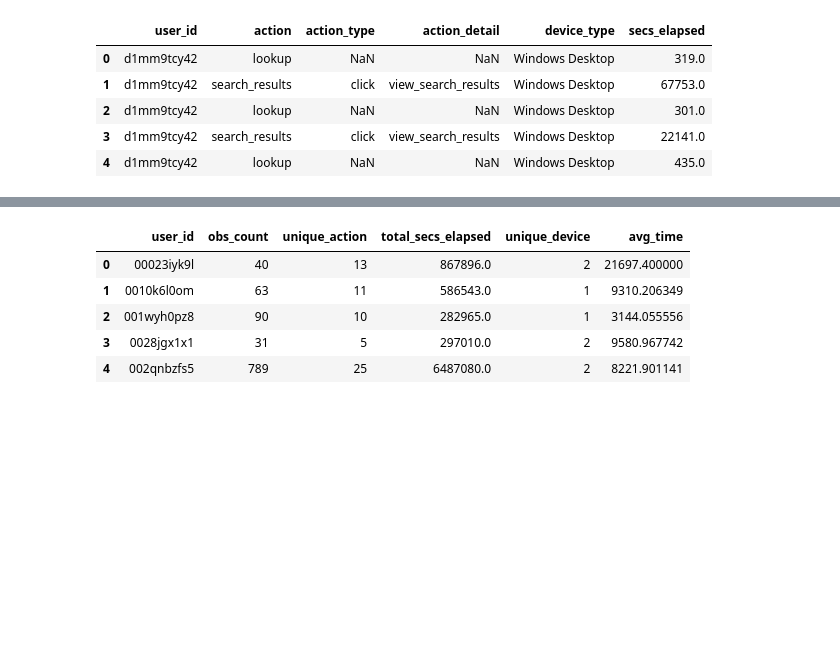
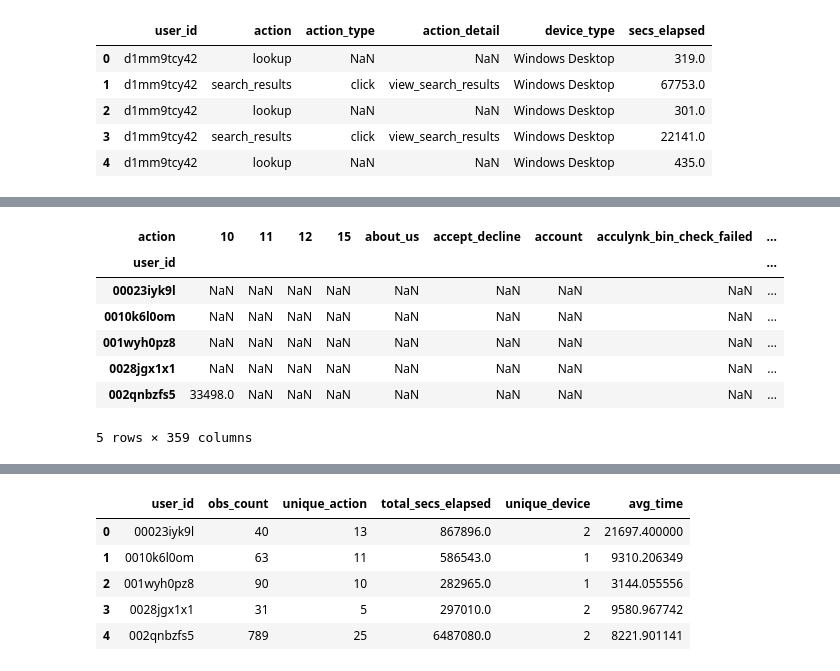
Before and after one commit to bkennedy04/msia420_airbnb_prediction, a Jupyter notebook: src/Airbnb 2.26.18 - Data Cleansing & Feature Creation.ipynb, the cells around one changed output, grey strips where cells are left out. Saved outputs shown, nothing was run; the diff lists cells and outputs as text; code cells hidden in the pictures; blank space fills up the shorter version.

```diff
--- a/src/Airbnb 2.26.18 - Data Cleansing & Feature Creation.ipynb
+++ b/src/Airbnb 2.26.18 - Data Cleansing & Feature Creation.ipynb
@@ -390,0 +433,12 @@ session.head()
+# %%
+avg_actions_time = pd.pivot_table(session,values = 'secs_elapsed',index = ['user_id'],columns = ['action'],aggfunc = np.mean)
+avg_actions_time.head()
+# %% [output]
+| action | 10 | 11 | 12 | 15 | about_us | accept_decline | account | acculynk_bin_check_failed | ... |
+| user_id |  |  |  |  |  |  |  |  | ... |
+| 00023iyk9l | NaN | NaN | NaN | NaN | NaN | NaN | NaN | NaN | ... |
+| 0010k6l0om | NaN | NaN | NaN | NaN | NaN | NaN | NaN | NaN | ... |
+| 001wyh0pz8 | NaN | NaN | NaN | NaN | NaN | NaN | NaN | NaN | ... |
+| 0028jgx1x1 | NaN | NaN | NaN | NaN | NaN | NaN | NaN | NaN | ... |
+| 002qnbzfs5 | 33498.0 | NaN | NaN | NaN | NaN | NaN | NaN | NaN | ... |
+5 rows × 359 columns
```
Also changed, not shown: parts of 6 cells of this notebook, 1 other file.
